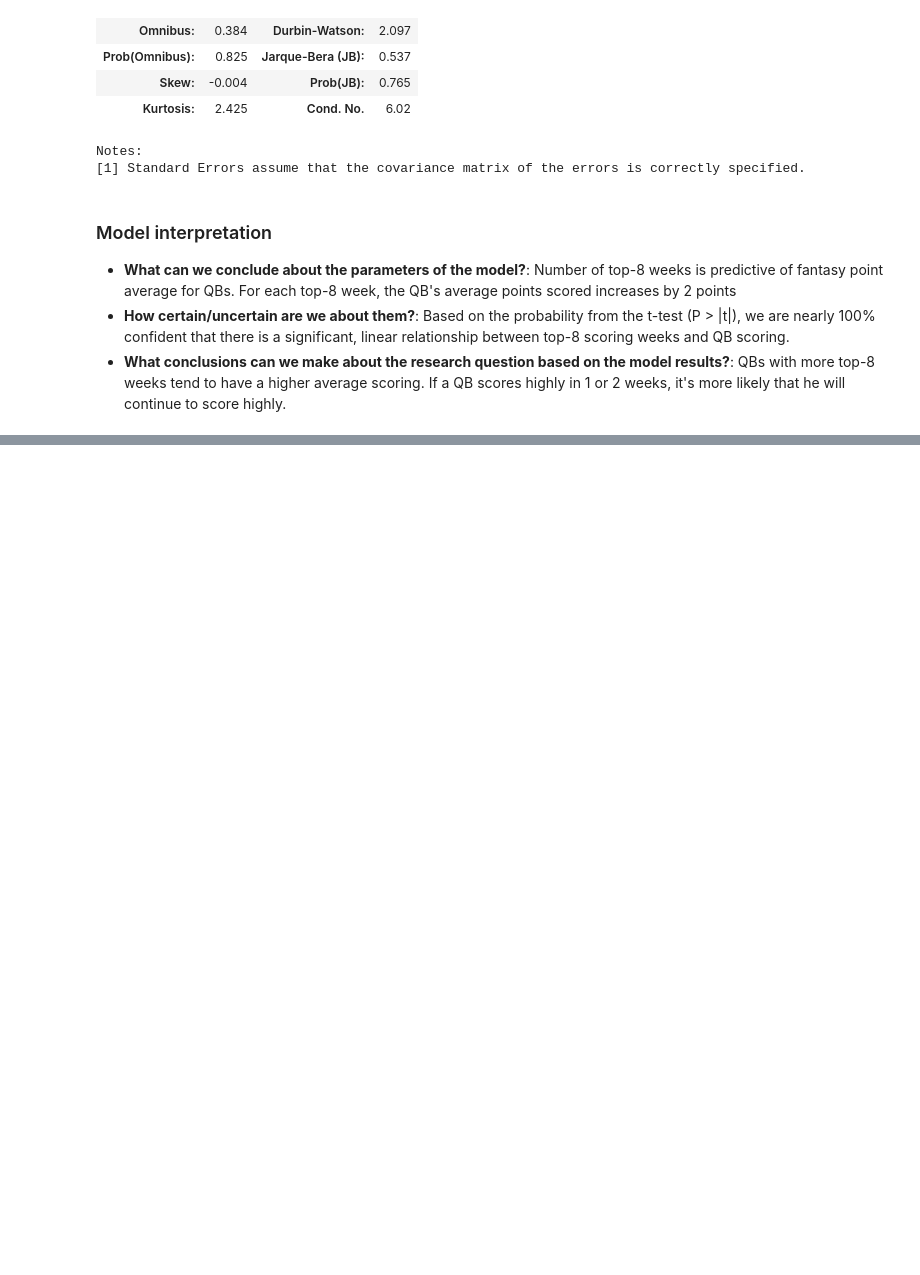
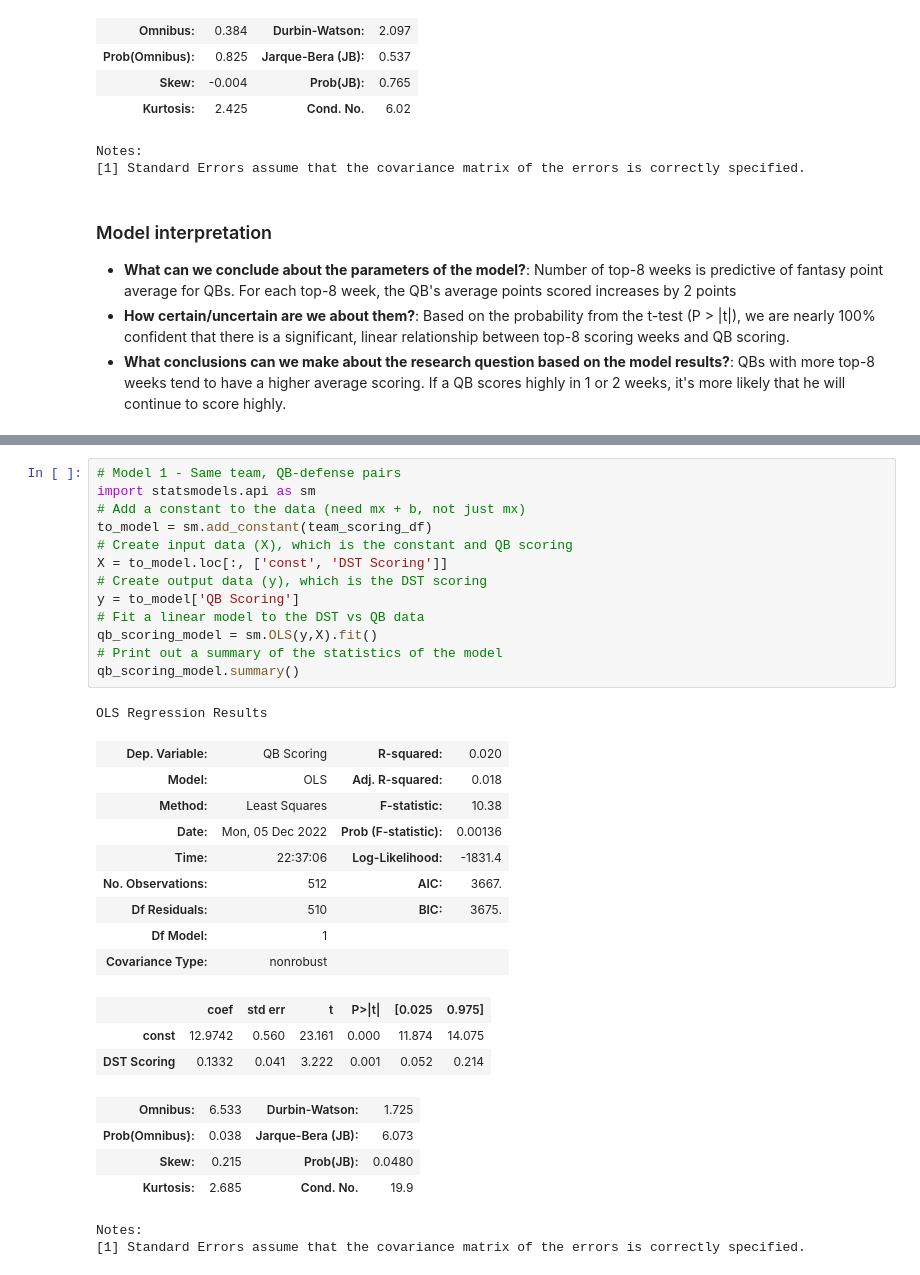
Before and after one commit to sam-delap/ds4bio, a Jupyter notebook: FantasyFootballProject/Combined.ipynb, the cells around one changed output, grey strips where cells are left out. Saved outputs shown, nothing was run; the diff lists cells and outputs as text; blank space fills up the shorter version.

```diff
--- a/FantasyFootballProject/Combined.ipynb
+++ b/FantasyFootballProject/Combined.ipynb
@@ -586,0 +662,33 @@ Notes:
+# %%
+# Model 1 - Same team, QB-defense pairs
+import statsmodels.api as sm
+# Add a constant to the data (need mx + b, not just mx)
+to_model = sm.add_constant(team_scoring_df)
+# Create input data (X), which is the constant and QB scoring
+X = to_model.loc[:, ['const', 'DST Scoring']]
+# Create output data (y), which is the DST scoring
+y = to_model['QB Scoring']
+# Fit a linear model to the DST vs QB data
+qb_scoring_model = sm.OLS(y,X).fit()
+# Print out a summary of the statistics of the model
+qb_scoring_model.summary()
+# %% [output]
+OLS Regression Results
+| Dep. Variable: | QB Scoring | R-squared: | 0.020 |
+| Model: | OLS | Adj. R-squared: | 0.018 |
+| Method: | Least Squares | F-statistic: | 10.38 |
+| Date: | Mon, 05 Dec 2022 | Prob (F-statistic): | 0.00136 |
+| Time: | 22:37:06 | Log-Likelihood: | -1831.4 |
+| No. Observations: | 512 | AIC: | 3667. |
+| Df Residuals: | 510 | BIC: | 3675. |
+| Df Model: | 1 |  |  |
+| Covariance Type: | nonrobust |  |  |
+|  | coef | std err | t | P>|t| | [0.025 | 0.975] |
+| const | 12.9742 | 0.560 | 23.161 | 0.000 | 11.874 | 14.075 |
+| DST Scoring | 0.1332 | 0.041 | 3.222 | 0.001 | 0.052 | 0.214 |
+| Omnibus: | 6.533 | Durbin-Watson: | 1.725 |
+| Prob(Omnibus): | 0.038 | Jarque-Bera (JB): | 6.073 |
+| Skew: | 0.215 | Prob(JB): | 0.0480 |
+| Kurtosis: | 2.685 | Cond. No. | 19.9 |
+Notes:
+[1] Standard Errors assume that the covariance matrix of the errors is correctly specified.
```
Also changed, not shown: parts of 28 cells of this notebook, 3 other files.
